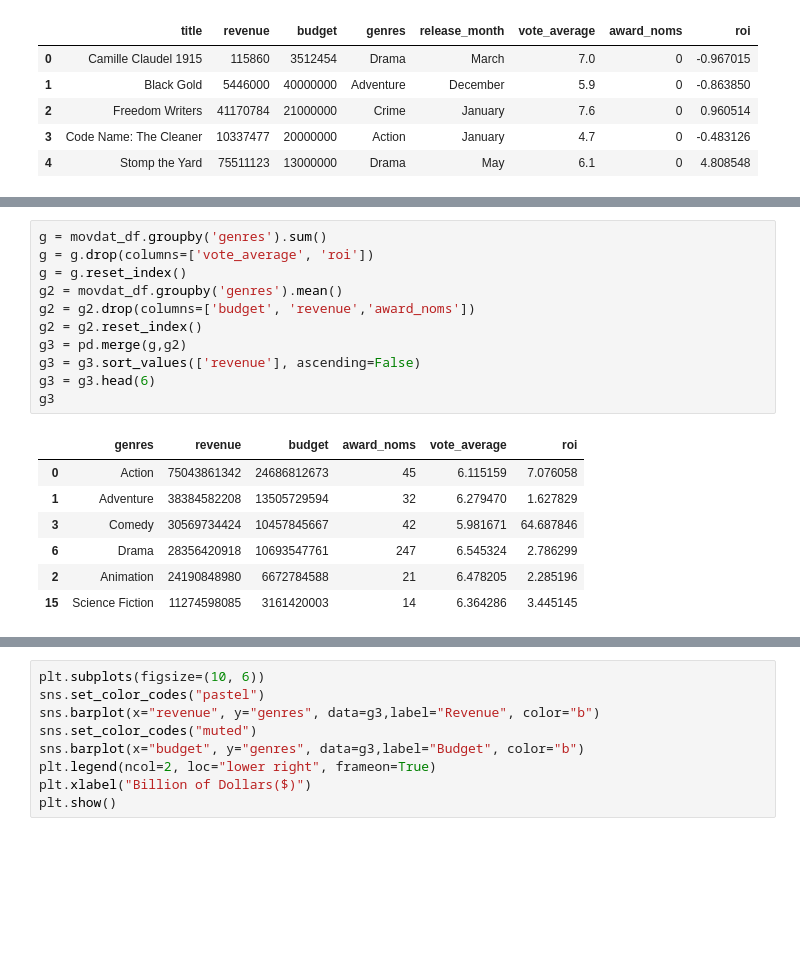
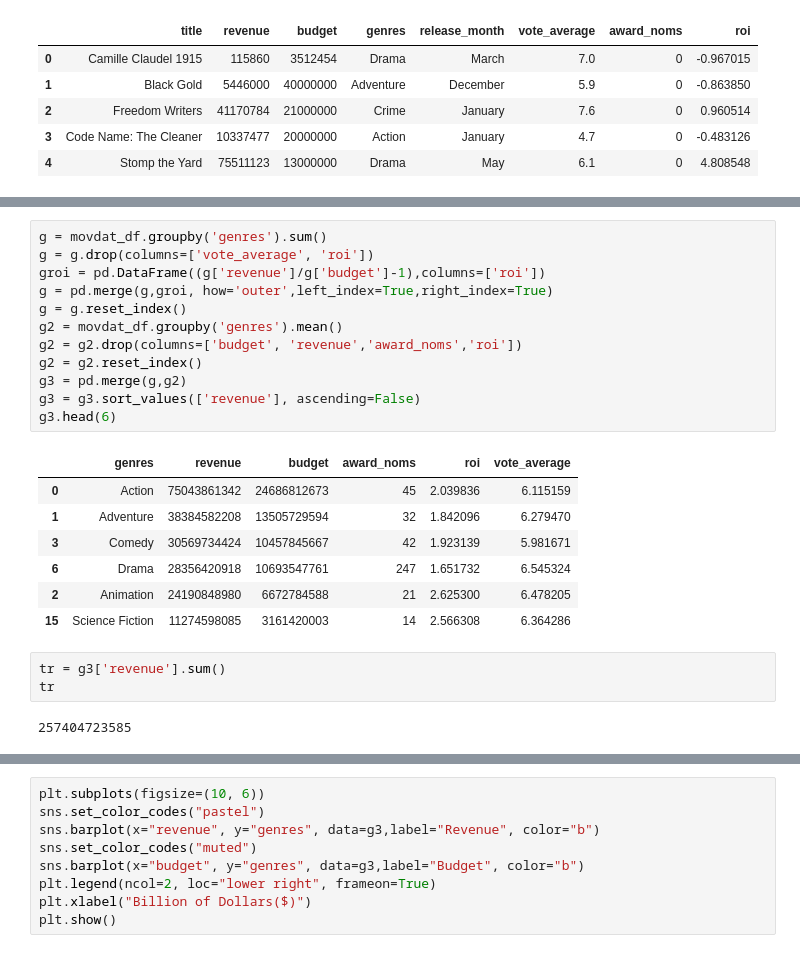
Before and after one commit to kelvinhy2005/Boa-Constrictor, a Jupyter notebook: tamumovieproj.ipynb, the cells around one changed output, grey strips where cells are left out. Saved outputs shown, nothing was run; the diff lists cells and outputs as text; blank space fills up the shorter version.

```diff
--- a/tamumovieproj.ipynb
+++ b/tamumovieproj.ipynb
@@ -64,19 +64,25 @@ Name: genres, dtype: int64
 # %%
 g = movdat_df.groupby('genres').sum()
 g = g.drop(columns=['vote_average', 'roi'])
+groi = pd.DataFrame((g['revenue']/g['budget']-1),columns=['roi'])
+g = pd.merge(g,groi, how='outer',left_index=True,right_index=True)
 g = g.reset_index()
 g2 = movdat_df.groupby('genres').mean()
-g2 = g2.drop(columns=['budget', 'revenue','award_noms'])
+g2 = g2.drop(columns=['budget', 'revenue','award_noms','roi'])
 g2 = g2.reset_index()
 g3 = pd.merge(g,g2)
 g3 = g3.sort_values(['revenue'], ascending=False)
-g3 = g3.head(6)
-g3
+g3.head(6)
 # %% [output]
-|  | genres | revenue | budget | award_noms | vote_average | roi |
-| 0 | Action | 75043861342 | 24686812673 | 45 | 6.115159 | 7.076058 |
-| 1 | Adventure | 38384582208 | 13505729594 | 32 | 6.279470 | 1.627829 |
-| 3 | Comedy | 30569734424 | 10457845667 | 42 | 5.981671 | 64.687846 |
-| 6 | Drama | 28356420918 | 10693547761 | 247 | 6.545324 | 2.786299 |
-| 2 | Animation | 24190848980 | 6672784588 | 21 | 6.478205 | 2.285196 |
-| 15 | Science Fiction | 11274598085 | 3161420003 | 14 | 6.364286 | 3.445145 |
+|  | genres | revenue | budget | award_noms | roi | vote_average |
+| 0 | Action | 75043861342 | 24686812673 | 45 | 2.039836 | 6.115159 |
+| 1 | Adventure | 38384582208 | 13505729594 | 32 | 1.842096 | 6.279470 |
+| 3 | Comedy | 30569734424 | 10457845667 | 42 | 1.923139 | 5.981671 |
+| 6 | Drama | 28356420918 | 10693547761 | 247 | 1.651732 | 6.545324 |
+| 2 | Animation | 24190848980 | 6672784588 | 21 | 2.625300 | 6.478205 |
+| 15 | Science Fiction | 11274598085 | 3161420003 | 14 | 2.566308 | 6.364286 |
+# %%
+tr = g3['revenue'].sum()
+tr
+# %% [output]
+257404723585
```
Also changed, not shown: parts of 8 cells of this notebook.
